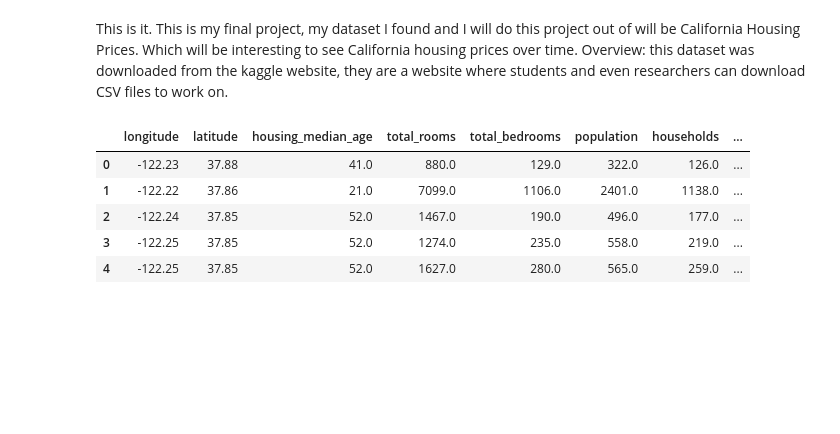
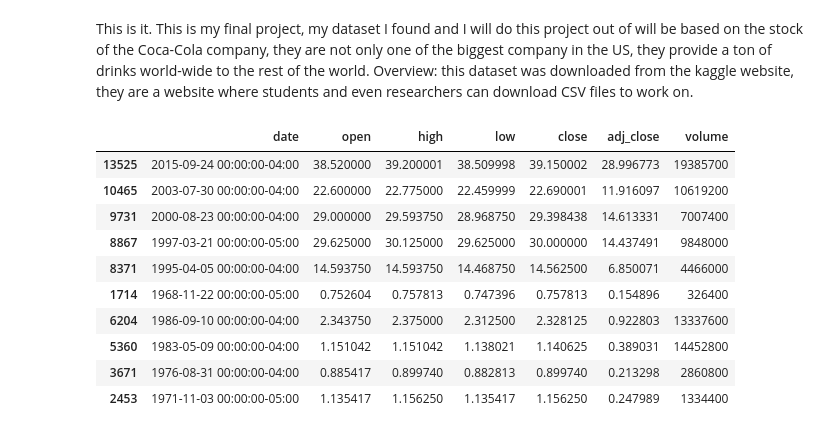
Before and after one commit to AlexanderG40/Data-Science, a Jupyter notebook: Final_Project.ipynb, the cells around one changed output. Drawn from its saved outputs; the diff is of its cells as text; code cells hidden in the pictures; blank space fills up the shorter version.

```diff
--- a/Final_Project.ipynb
+++ b/Final_Project.ipynb
@@ -1,7 +1,7 @@
 # %% [markdown]
 <a href="https://colab.research.google.com/github/AlexanderG40/Data-Science/blob/main/Final_Project.ipynb" target="_parent"><img src="https://colab.research.google.com/assets/colab-badge.svg" alt="Open In Colab"/></a>
 # %% [markdown]
-This is it. This is my final project, my dataset I found and I will do this project out of will be California Housing Prices. Which will be interesting to see California housing prices over time. Overview: this dataset was downloaded from the kaggle website, they are a website where students and even researchers can download CSV files to work on.
+This is it. This is my final project, my dataset I found and I will do this project out of will be based on the stock of the Coca-Cola company, they are not only one of the biggest company in the US, they provide a ton of drinks world-wide to the rest of the world. Overview: this dataset was downloaded from the kaggle website, they are a website where students and even researchers can download CSV files to work on.
 # %%
 # First we import all of our libraries that I will be using for this final
 import pandas as pd
@@ -9,12 +9,17 @@ import seaborn as sns
 import numpy as np
 # %%
 # here we finally call our CSV dataset and also print a sample of our data
-df = pd.read_csv('/content/housing.csv')
-df.head()
+df = pd.read_csv('/content/KO_1919-09-06_2025-04-06.csv')
+df.sample(10)
 # %% [output]
-|  | longitude | latitude | housing_median_age | total_rooms | total_bedrooms | population | households | ... |
-| 0 | -122.23 | 37.88 | 41.0 | 880.0 | 129.0 | 322.0 | 126.0 | ... |
-| 1 | -122.22 | 37.86 | 21.0 | 7099.0 | 1106.0 | 2401.0 | 1138.0 | ... |
-| 2 | -122.24 | 37.85 | 52.0 | 1467.0 | 190.0 | 496.0 | 177.0 | ... |
-| 3 | -122.25 | 37.85 | 52.0 | 1274.0 | 235.0 | 558.0 | 219.0 | ... |
-| 4 | -122.25 | 37.85 | 52.0 | 1627.0 | 280.0 | 565.0 | 259.0 | ... |
+|  | date | open | high | low | close | adj_close | volume |
+| 13525 | 2015-09-24 00:00:00-04:00 | 38.520000 | 39.200001 | 38.509998 | 39.150002 | 28.996773 | 19385700 |
+| 10465 | 2003-07-30 00:00:00-04:00 | 22.600000 | 22.775000 | 22.459999 | 22.690001 | 11.916097 | 10619200 |
+| 9731 | 2000-08-23 00:00:00-04:00 | 29.000000 | 29.593750 | 28.968750 | 29.398438 | 14.613331 | 7007400 |
+| 8867 | 1997-03-21 00:00:00-05:00 | 29.625000 | 30.125000 | 29.625000 | 30.000000 | 14.437491 | 9848000 |
+| 8371 | 1995-04-05 00:00:00-04:00 | 14.593750 | 14.593750 | 14.468750 | 14.562500 | 6.850071 | 4466000 |
+| 1714 | 1968-11-22 00:00:00-05:00 | 0.752604 | 0.757813 | 0.747396 | 0.757813 | 0.154896 | 326400 |
+| 6204 | 1986-09-10 00:00:00-04:00 | 2.343750 | 2.375000 | 2.312500 | 2.328125 | 0.922803 | 13337600 |
+| 5360 | 1983-05-09 00:00:00-04:00 | 1.151042 | 1.151042 | 1.138021 | 1.140625 | 0.389031 | 14452800 |
+| 3671 | 1976-08-31 00:00:00-04:00 | 0.885417 | 0.899740 | 0.882813 | 0.899740 | 0.213298 | 2860800 |
+| 2453 | 1971-11-03 00:00:00-05:00 | 1.135417 | 1.156250 | 1.135417 | 1.156250 | 0.247989 | 1334400 |
```
Also changed, not shown: parts of 8 cells of this notebook.
